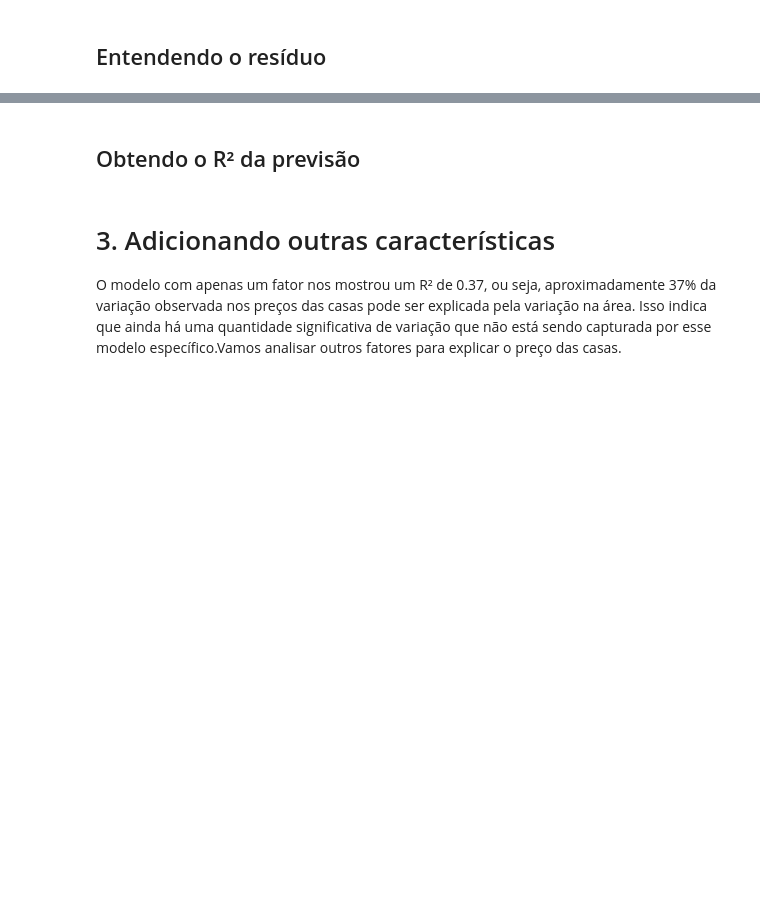
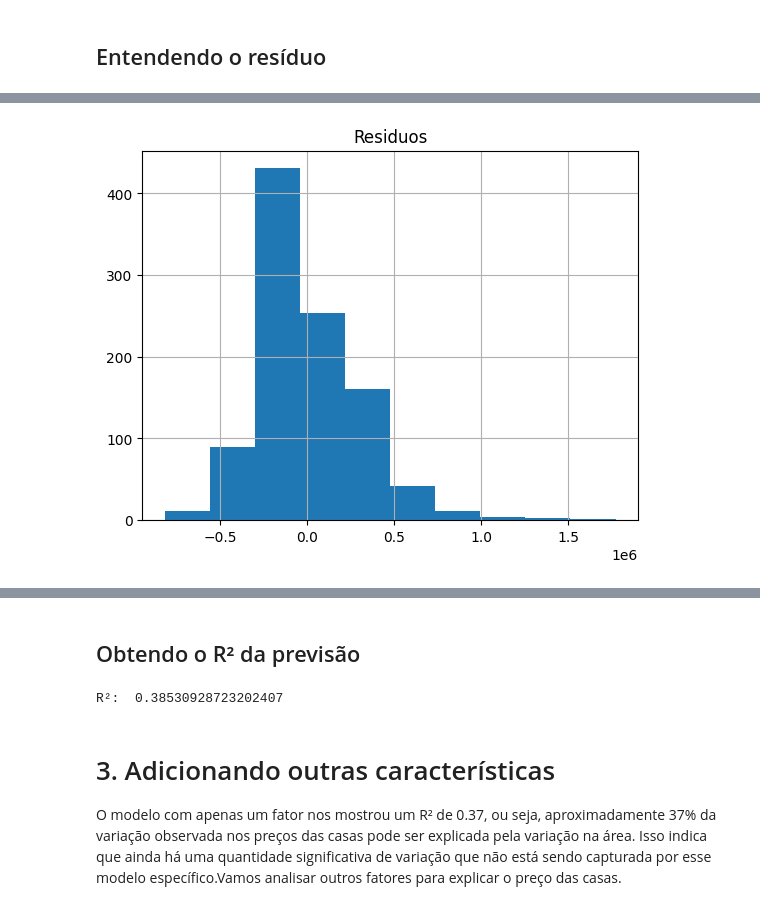
Before and after one commit to Narrayane/03_Estatistica_e_Machine_Learning, a Jupyter notebook: 03.02.01_Regressao_linear_Testando_relacoes.ipynb, the cells around one changed output, grey strips where cells are left out. Drawn from its saved outputs; the diff is of its cells as text; code cells hidden in the pictures; blank space fills up the shorter version.

```diff
--- a/03.02.01_Regressao_linear_Testando_relacoes.ipynb
+++ b/03.02.01_Regressao_linear_Testando_relacoes.ipynb
@@ -283,5 +303,10 @@ np.float64(0.37728010994297867)
 # %%
 # Como eles estão distribuidos
+modelo_0.resid.hist()
+plt.title('Residuos')
+plt.show()
+# %% [output]
+[figure, added]
 # %% [markdown]
 ![](https://i.imgur.com/CJMdXpf.png)
 # %% [markdown]
@@ -293,2 +320,5 @@ np.float64(0.37728010994297867)
 # %%
 # printando o r²
+print('R²: ', r2_score(y_test, y_predict))
+# %% [output]
+R²:  0.38530928723202407
```
Also changed, not shown: parts of 6 cells of this notebook.
